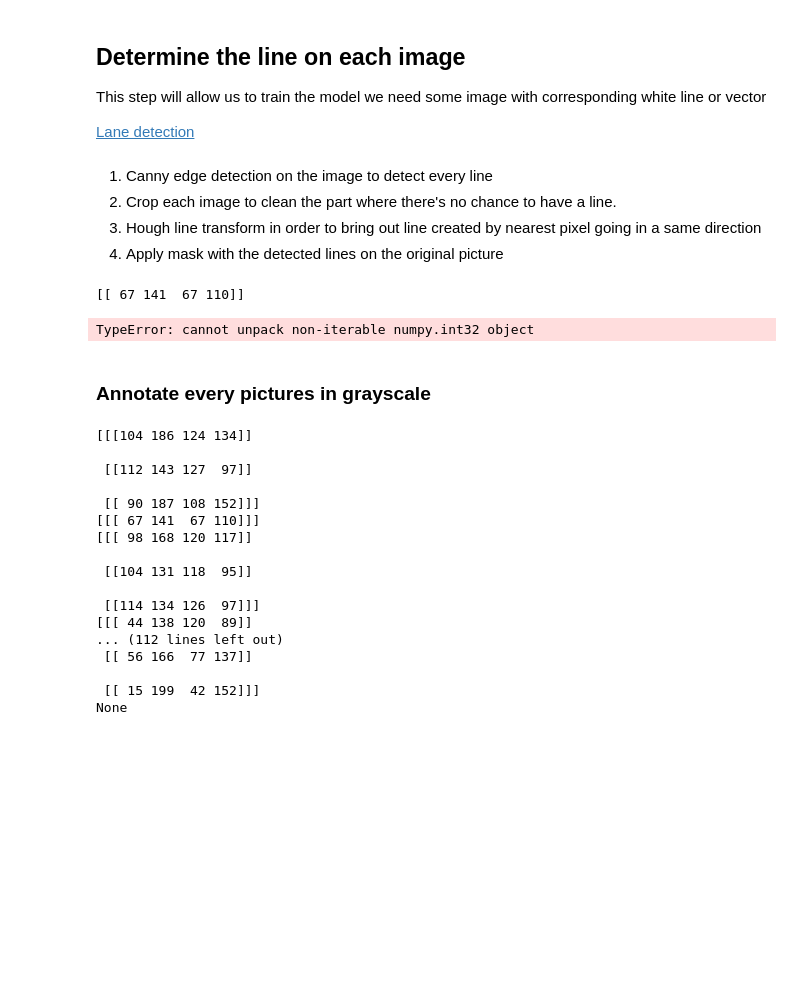
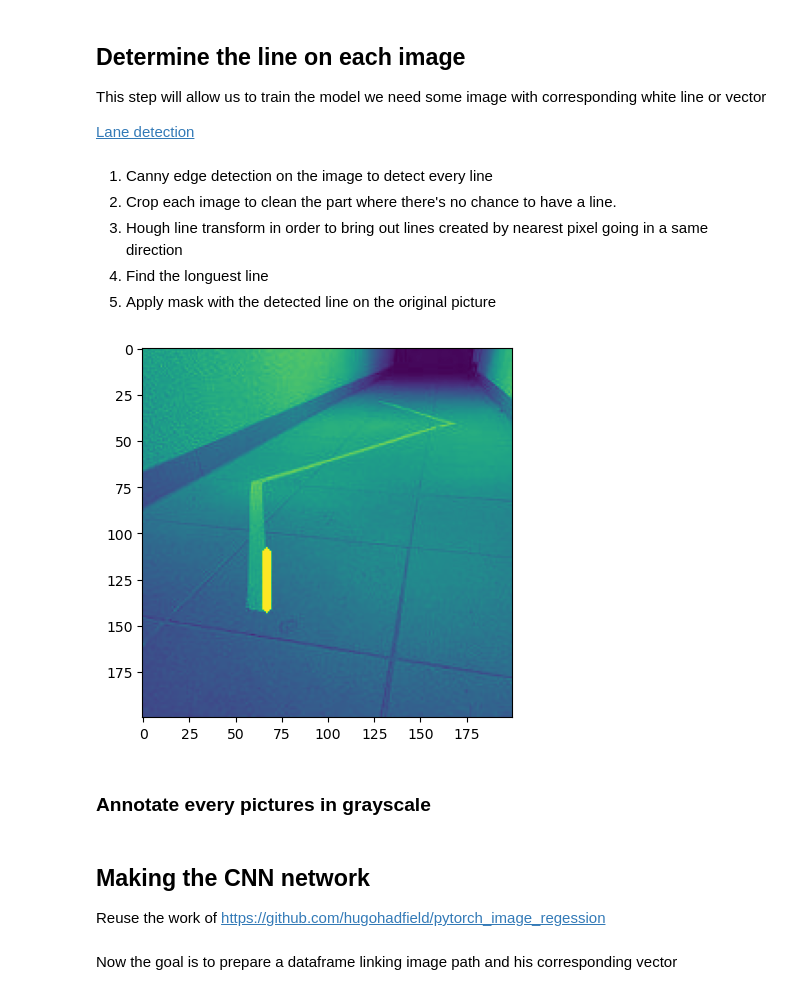
Before and after one commit to Bastien18/IAA_2024, a Jupyter notebook: lab2/lab2.ipynb, the cells around one changed output. Drawn from its saved outputs; the diff is of its cells as text; code cells hidden in the pictures; blank space fills up the shorter version.

```diff
--- a/lab2/lab2.ipynb
+++ b/lab2/lab2.ipynb
@@ -121,8 +127,9 @@ This step will allow us to train the model we need some image with corresponding
 # %% [markdown]
 1. Canny edge detection on the image to detect every line
 2. Crop each image to clean the part where there's no chance to have a line.
-3. Hough line transform in order to bring out line created by nearest pixel going in a same direction
-4. Apply mask with the detected lines on the original picture
+3. Hough line transform in order to bring out lines created by nearest pixel going in a same direction
+4. Find the longuest line
+5. Apply mask with the detected line on the original picture
 # %%
 import matplotlib.image as mpimg
 import matplotlib.pyplot as plt
@@ -186,7 +193,7 @@ def longest_vector(vector_list):
             max_length = length
             longest_vector = vector
 
-    return longest_vector
+    return [longest_vector]
 
 # Annotate imges
 def img_lane_annotate(img):
@@ -195,43 +202,45 @@ def img_lane_annotate(img):
 
     # Cropped useless artifact
     cropped_image = region_of_interest(
         cannyed_image,
         np.array([region_of_interest_vertices], np.int32),
     )
 
     # Determine guidelines
     lines = []
     lines = cv2.HoughLinesP(
         cropped_image,
         rho=6,
         theta=np.pi / 60,
         threshold=10,
         lines=np.array([]),
         minLineLength=25,
         maxLineGap=10
     )
 
-    print(lines)
-
     if lines is None:
         return img
 
-    return draw_lines(img, line)
+    line = longest_vector(lines)
+
+    return draw_lines(img, line), line
 
 image = mpimg.imread('./dataset/grayscale_input/photo_1_2024-03-19_17-10-36.jpg')
 
-annotated_img = img_lane_annotate(image)
+annotated_img, line = img_lane_annotate(image)
 
 plt.figure()
 plt.imshow(annotated_img)
 plt.show()
 # %% [output]
-[[ 67 141  67 110]]
-TypeError: cannot unpack non-iterable numpy.int32 object
+[figure, added]
 # %% [markdown]
 ### Annotate every pictures in grayscale
 # %%
 def annotate_images(input_dir, output_dir):
+    lines = []
+    paths = []
+
     if not os.path.exists(output_dir):
         os.makedirs(output_dir)
 
@@ -250,32 +259,19 @@ def annotate_images(input_dir, output_dir):
 
         if os.path.isfile(input_path) and filename.lower().endswith(('.png', '.jpg', '.jpeg', '.gif')):
             img = mpimg.imread(input_path)
-            annotated_img = img_lane_annotate(img)
+            annotated_img, line = img_lane_annotate(img)
+            lines.append(line[0][0])
+            paths.append(input_path)
 
             output_filename = f"image{idx}.jpg"
             output_path = os.path.join(output_dir, output_filename)
 
             mpimg.imsave(output_path, annotated_img)
 
-input_directory = "./dataset/grayscale_input"
-output_directory = "./output/line_annotated"
-
-annotate_images(input_directory, output_directory)
+    return lines, paths
-# %% [output]
-[[[104 186 124 134]]
-
- [[112 143 127  97]]
-
- [[ 90 187 108 152]]]
-[[[ 67 141  67 110]]]
-[[[ 98 168 120 117]]
-
- [[104 131 118  95]]
-
- [[114 134 126  97]]]
-[[[ 44 138 120  89]]
-... (112 lines left out)
- [[ 56 166  77 137]]
-
- [[ 15 199  42 152]]]
-None
+# %% [markdown]
+## Making the CNN network
+
+Reuse the work of [https://github.com/hugohadfield/pytorch_image_regession](https://github.com/hugohadfield/pytorch_image_regession)
+# %% [markdown]
+Now the goal is to prepare a dataframe linking image path and his corresponding vector
```
Also changed, not shown: parts of 9 cells of this notebook.
